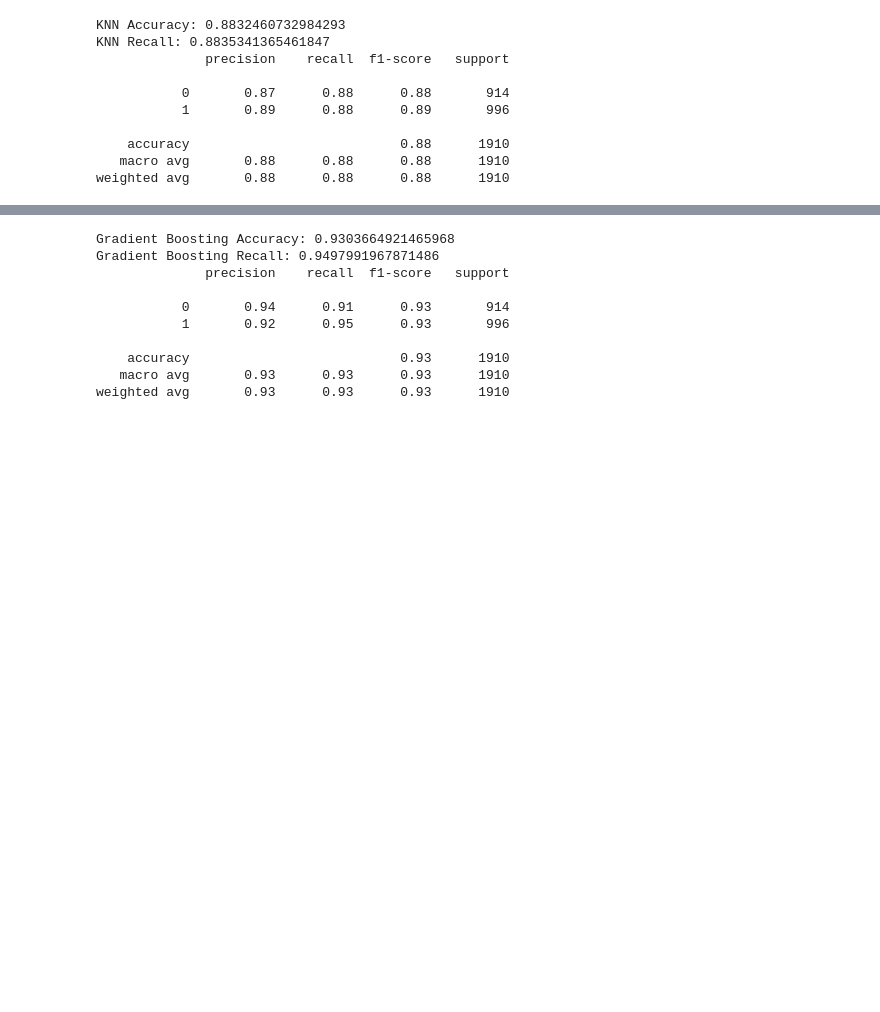
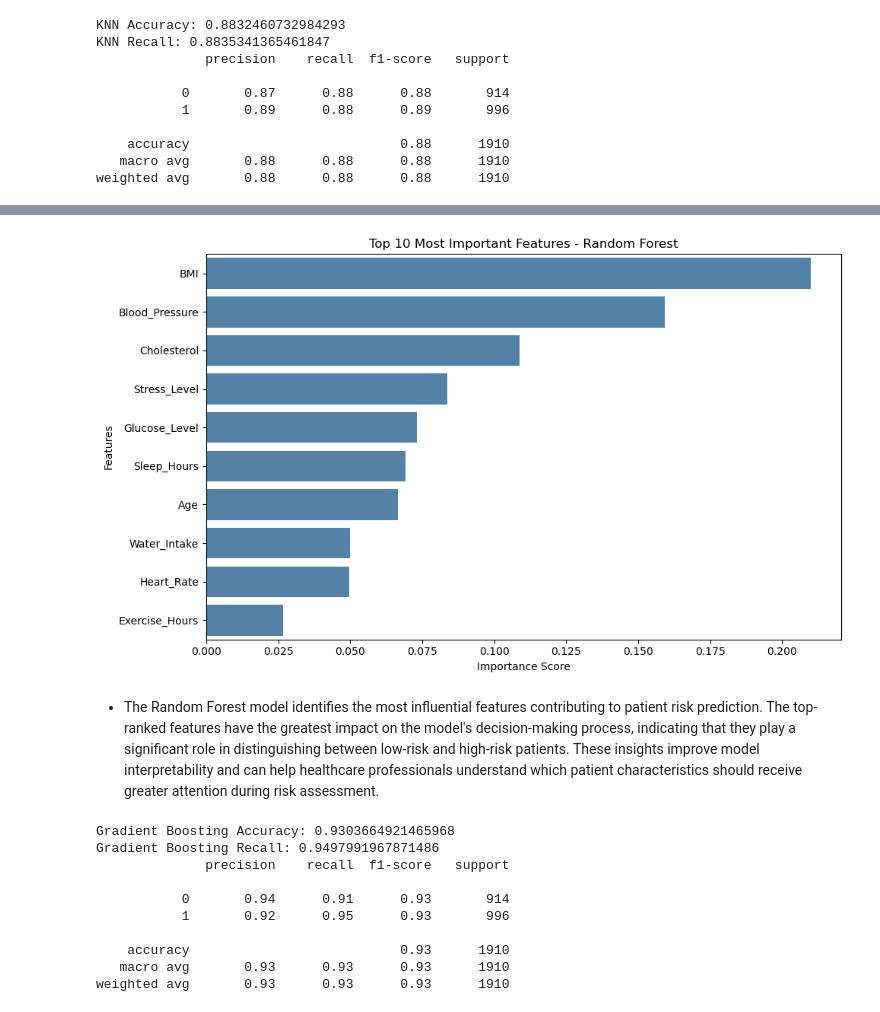
Before and after one commit to banshitarout16/Patient-Risk-Prediction, a Jupyter notebook: Patient-Risk-Prediction.ipynb, the cells around one changed output, grey strips where cells are left out. Drawn from its saved outputs; the diff is of its cells as text; code cells hidden in the pictures; blank space fills up the shorter version.

Commit message:
fix Model Eval - GRIDCV + Deployed

```diff
--- a/Patient-Risk-Prediction.ipynb
+++ b/Patient-Risk-Prediction.ipynb
@@ -341,14 +338,0 @@ weighted avg       0.88      0.88      0.88      1910
-# %%
-rf = RandomForestClassifier(
-    n_estimators=200,
-    max_depth=None,
-    random_state=42
-)
-
-rf.fit(X_train, y_train)
-
-y_pred_rf = rf.predict(X_test)
-
-print("Random Forest Accuracy:", accuracy_score(y_test, y_pred_rf))
-print("Random Forest Recall:", recall_score(y_test, y_pred_rf))
-print(classification_report(y_test, y_pred_rf))
@@ -368 +394,32 @@ weighted avg       0.94      0.94      0.94      1910
+# %%
+# Feature importance
+importance = pd.DataFrame({
+    "Feature": X.columns,
+    "Importance": best_rf.feature_importances_
+})
+
+importance = importance.sort_values(
+    by="Importance",
+    ascending=False
+).head(10)
+
+plt.figure(figsize=(10,6))
+
+sns.barplot(
+    data=importance,
+    x="Importance",
+    y="Feature",
+    color="steelblue"
+)
+
+plt.title("Top 10 Most Important Features - Random Forest")
+plt.xlabel("Importance Score")
+plt.ylabel("Features")
+
+plt.tight_layout()
+plt.show()
+# %% [output]
+[figure, added]
+# %% [markdown]
+- The Random Forest model identifies the most influential features contributing to patient risk prediction. The top-ranked features have the greatest impact on the model's decision-making process, indicating that they play a significant role in distinguishing between low-risk and high-risk patients. These insights improve model interpretability and can help healthcare professionals understand which patient characteristics should receive greater attention during risk assessment.
 # %%
```
Also changed, not shown: parts of 20 cells of this notebook, 14 other files.
